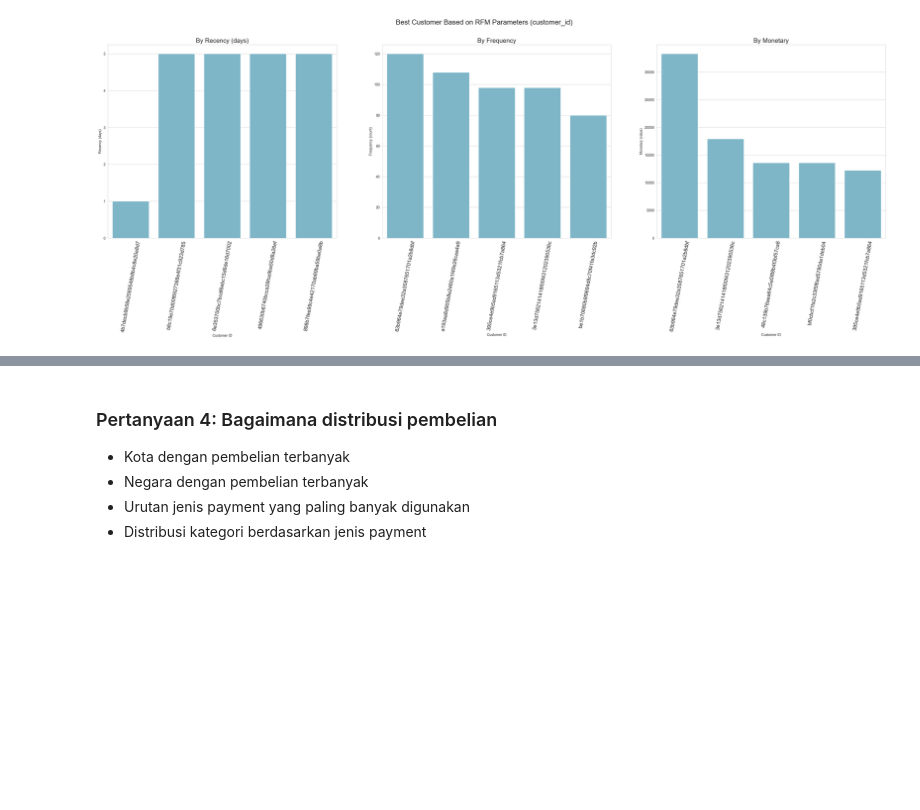
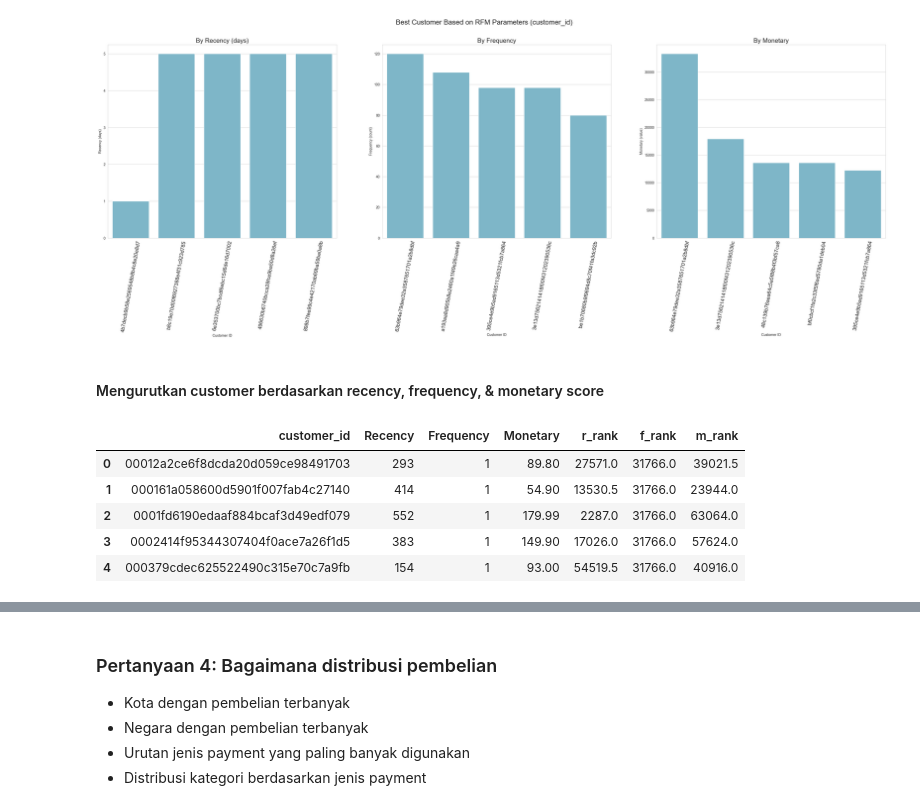
Before and after one commit to DzqKyy/Dashboard-Ecommerce, a Jupyter notebook: notebook.ipynb, the cells around one changed output, grey strips where cells are left out. Cells and saved outputs as stored; diff of their text form; code cells hidden in the pictures; blank space fills up the shorter version.

```diff
--- a/notebook.ipynb
+++ b/notebook.ipynb
@@ -1485,3 +1487,18 @@ Passing `palette` without assigning `hue` is deprecated and will be removed in v
 
   sns.barplot(y="Monetary", x="customer_id", data=rfm.sort_values(by="Monetary", ascending=False).head(5), palette=colors, ax=ax[2])
 [figure]
+# %% [markdown]
+#### Mengurutkan customer berdasarkan recency, frequency, & monetary score
+# %%
+rfm['r_rank'] = rfm['Recency'].rank(ascending=False)
+rfm['f_rank'] = rfm['Frequency'].rank(ascending=True)
+rfm['m_rank'] = rfm['Monetary'].rank(ascending=True)
+
+rfm.head()
+# %% [output]
+|  | customer_id | Recency | Frequency | Monetary | r_rank | f_rank | m_rank |
+| 0 | 00012a2ce6f8dcda20d059ce98491703 | 293 | 1 | 89.80 | 27571.0 | 31766.0 | 39021.5 |
+| 1 | 000161a058600d5901f007fab4c27140 | 414 | 1 | 54.90 | 13530.5 | 31766.0 | 23944.0 |
+| 2 | 0001fd6190edaaf884bcaf3d49edf079 | 552 | 1 | 179.99 | 2287.0 | 31766.0 | 63064.0 |
+| 3 | 0002414f95344307404f0ace7a26f1d5 | 383 | 1 | 149.90 | 17026.0 | 31766.0 | 57624.0 |
+| 4 | 000379cdec625522490c315e70c7a9fb | 154 | 1 | 93.00 | 54519.5 | 31766.0 | 40916.0 |
```
Also changed, not shown: parts of 18 cells of this notebook, 2 other files.
